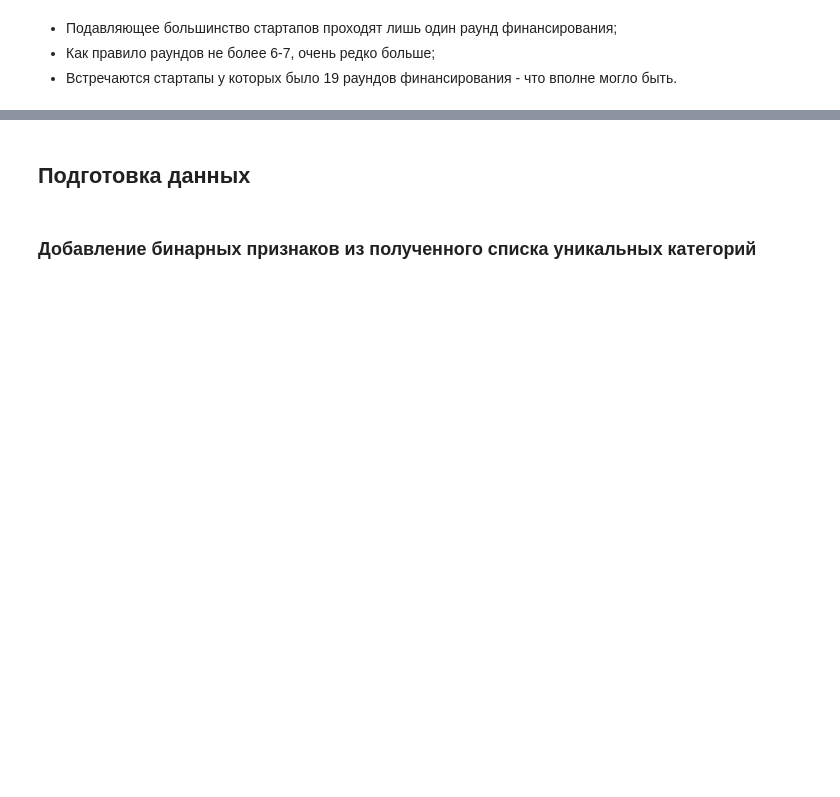
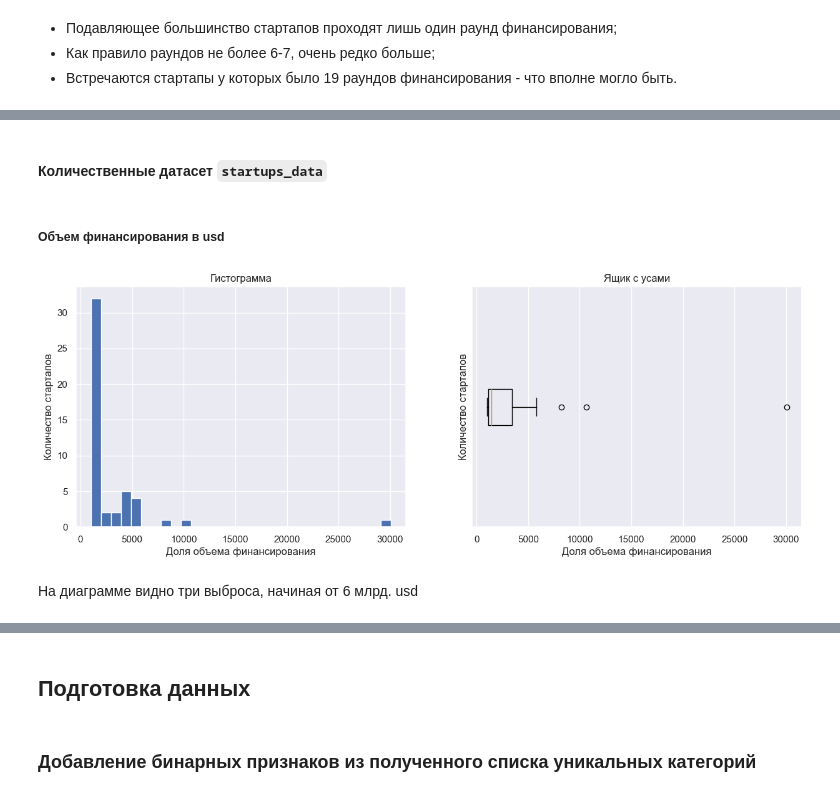
Before and after one commit to andrew-tvorogov/practicum_masterskaya_1, a Jupyter notebook: practicum_startups.ipynb, the cells around one changed output, grey strips where cells are left out. Saved outputs shown, nothing was run; the diff lists cells and outputs as text; code cells hidden in the pictures; blank space fills up the shorter version.

Commit message:
added numerical research

```diff
--- a/practicum_startups.ipynb
+++ b/practicum_startups.ipynb
@@ -1152,0 +1180,10 @@ show_two_countplots(startups_data, startups_test, 'funding_rounds', "Старт
+# %% [markdown]
+#### Количественные датасет ``startups_data``
+# %% [markdown]
+##### Объем финансирования в usd
+# %%
+show_numeric_bplt_hist(startups_data[startups_data['funding_mln'] > 1000], 'funding_mln', 'Доля объема финансирования', 'Количество стартапов', 30)
+# %% [output]
+[figure, added]
+# %% [markdown]
+На диаграмме видно три выброса, начиная от 6 млрд. usd
```
Also changed, not shown: parts of 41 cells of this notebook.
